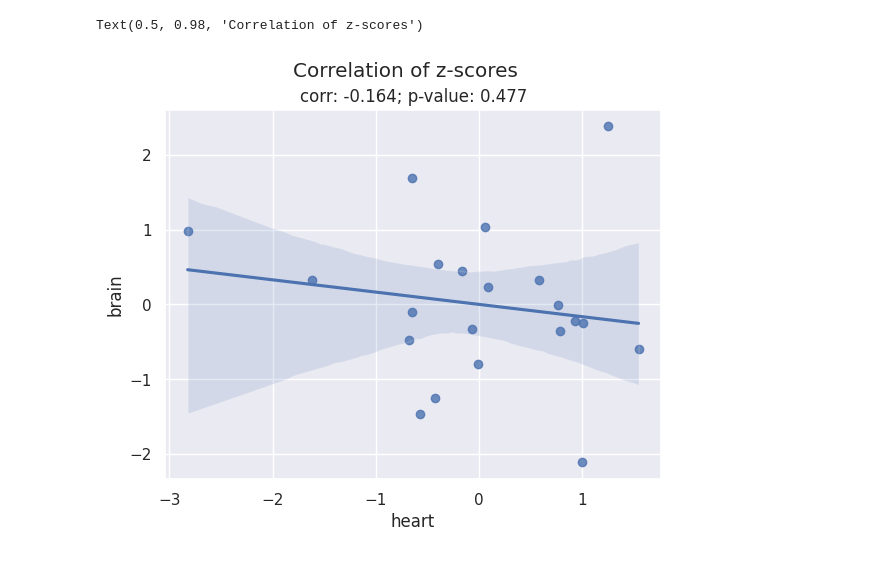
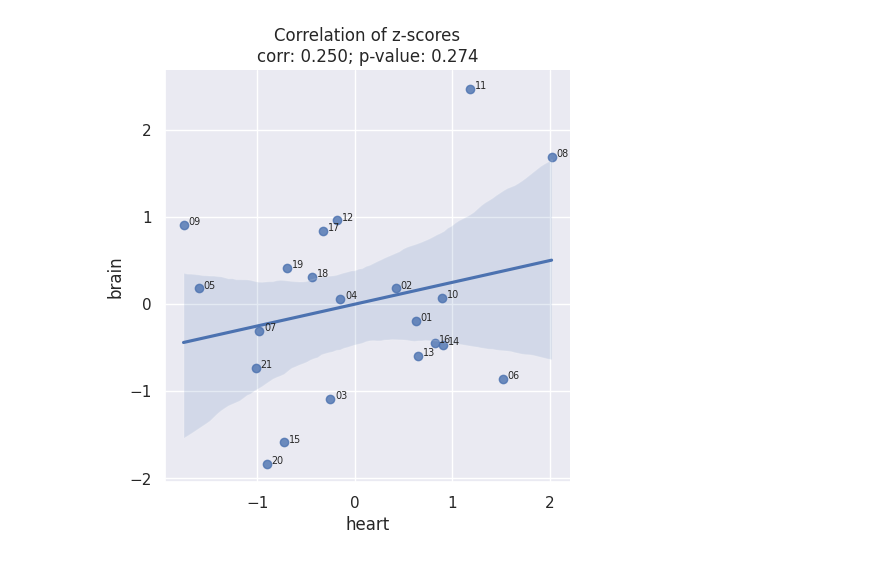
Before and after one commit to Demerso/watch_research, a Jupyter notebook: plot_mri.ipynb, the cells around one changed output. Saved outputs shown, nothing was run; the diff lists cells and outputs as text; code cells hidden in the pictures.

Commit message:
Updated subjects values

```diff
--- a/plot_mri.ipynb
+++ b/plot_mri.ipynb
@@ -21,12 +21,12 @@ subjects.append(Subject.builder(path/"subject_01").set_heart(1101, (128, 132)).s
 subjects.append(Subject.builder(path/"subject_02").set_heart(1901, (127, 128)).set_brain(901, (123, 106)).build())
 subjects.append(Subject.builder(path/"subject_03").set_heart(801, (99, 86)).set_brain(601, (120, 92)).build())
 subjects.append(Subject.builder(path/"subject_04").set_heart(1801, (127, 136)).set_brain(601, (123, 114)).build())
-subjects.append(Subject.builder(path/"subject_05").set_heart(701, (54, 124)).set_brain(501, (124, 125)).build())
+subjects.append(Subject.builder(path/"subject_05").set_heart(701, (54, 120)).set_brain(501, (124, 125)).build())
 subjects.append(Subject.builder(path/"subject_06").set_heart(2001, (128, 130)).set_brain(501, (115, 96)).build())
 subjects.append(Subject.builder(path/"subject_07").set_heart(701, (95, 88)).set_brain(501, (129, 132)).build())
-subjects.append(Subject.builder(path/"subject_08").set_heart(2101, (102, 102)).set_brain(501, (120, 130)).build())
-subjects.append(Subject.builder(path/"subject_09").set_heart(701, (97, 105)).set_brain(501, (125, 113)).build())
-subjects.append(Subject.builder(path/"subject_10").set_heart(1501, (129, 130)).set_brain(501, (122, 120)).build())
+subjects.append(Subject.builder(path/"subject_08").set_heart(1901, (134, 125)).set_brain(501, (120, 130)).build())
+subjects.append(Subject.builder(path/"subject_09").set_heart(1601, (123, 127)).set_brain(501, (125, 113)).build())
+subjects.append(Subject.builder(path/"subject_10").set_heart(1501, (129, 130)).set_brain(501, (122, 121)).build())
 subjects.append(Subject.builder(path/"subject_11").set_heart(1801, (123, 130)).set_brain(501, (119, 102)).build())
 subjects.append(Subject.builder(path/"subject_12").set_heart(1701, (126, 127)).set_brain(501, (128, 120)).build())
 subjects.append(Subject.builder(path/"subject_13").set_heart(1701, (129, 131)).set_brain(501, (115, 118)).build())
@@ -45,22 +52,24 @@ for subject in subjects:
 # %%
 peaks = []
 for subject in subjects:
     data = subject.get_qflow()
     if data is None or subject.path is None: continue
     peak_heart = data["heart"].max()
     peak_brain = data["brain"].max()
     peaks.append({
         "heart": peak_heart,
         "brain": peak_brain,
         "subject": subject.path.name
     })
 peaks = pd.DataFrame(peaks)
 peaks.heart = zscore(peaks.heart)
 peaks.brain = zscore(peaks.brain)
 corr = pearsonr(peaks.heart, peaks.brain)
-sns.regplot(x="heart", y="brain", data=peaks)
-plt.title(f"corr: {corr.statistic:.3f}; p-value: {corr.pvalue:.3f}")  # type: ignore
-plt.suptitle("Correlation of z-scores")
+sns.lmplot(x="heart", y="brain", data=peaks)
+plt.title(f"Correlation of z-scores\ncorr: {corr.statistic:.3f}; p-value: {corr.pvalue:.3f}")  # type: ignore
+ax = plt.gca()
+
+for i, data in peaks.iterrows():
+    ax.text(data.heart+.05, data.brain, data.subject[-2:], size="xx-small")
 # %% [output]
-Text(0.5, 0.98, 'Correlation of z-scores')
-[figure, old version]
+[figure, new version]
```
Also changed, not shown: parts of 2 cells of this notebook.
